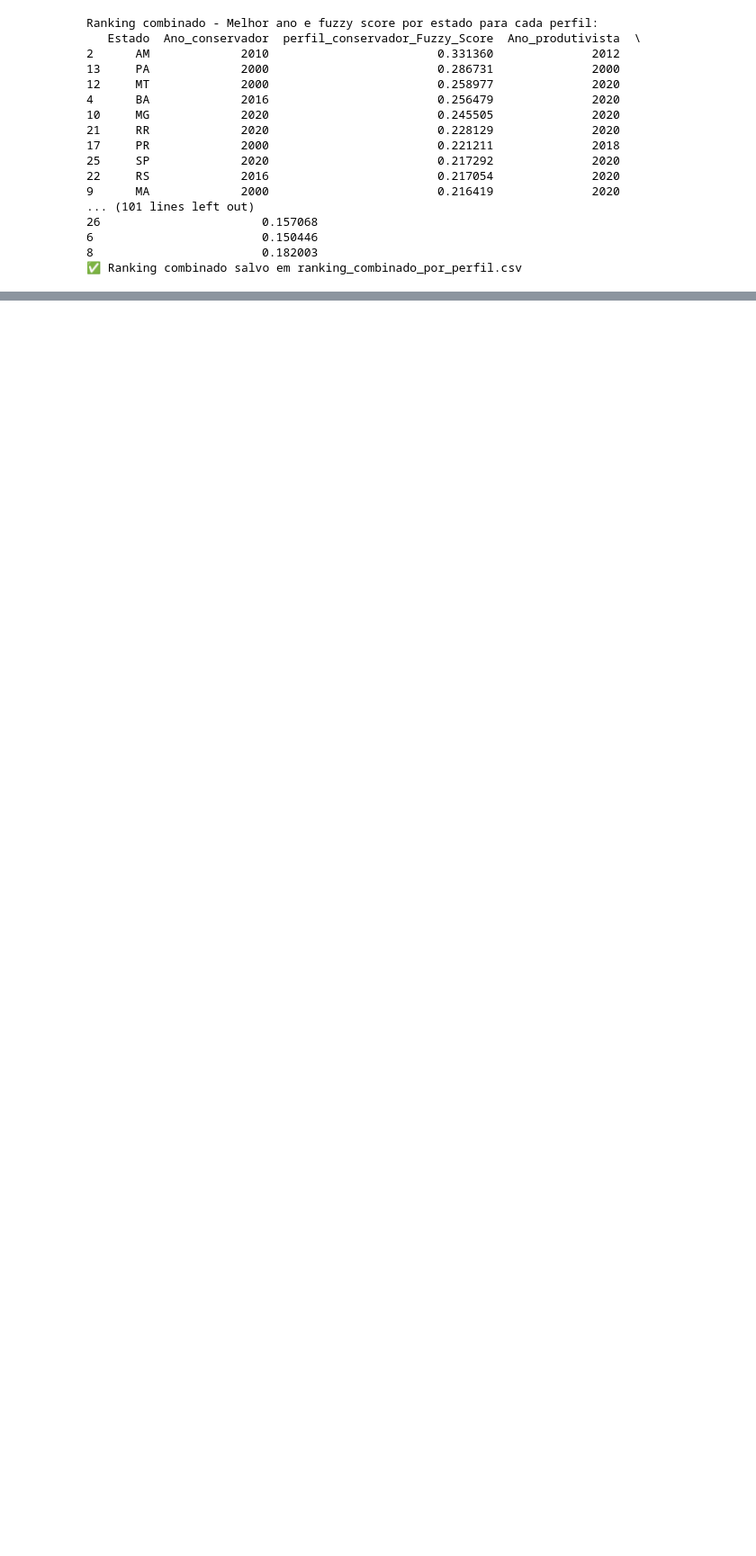
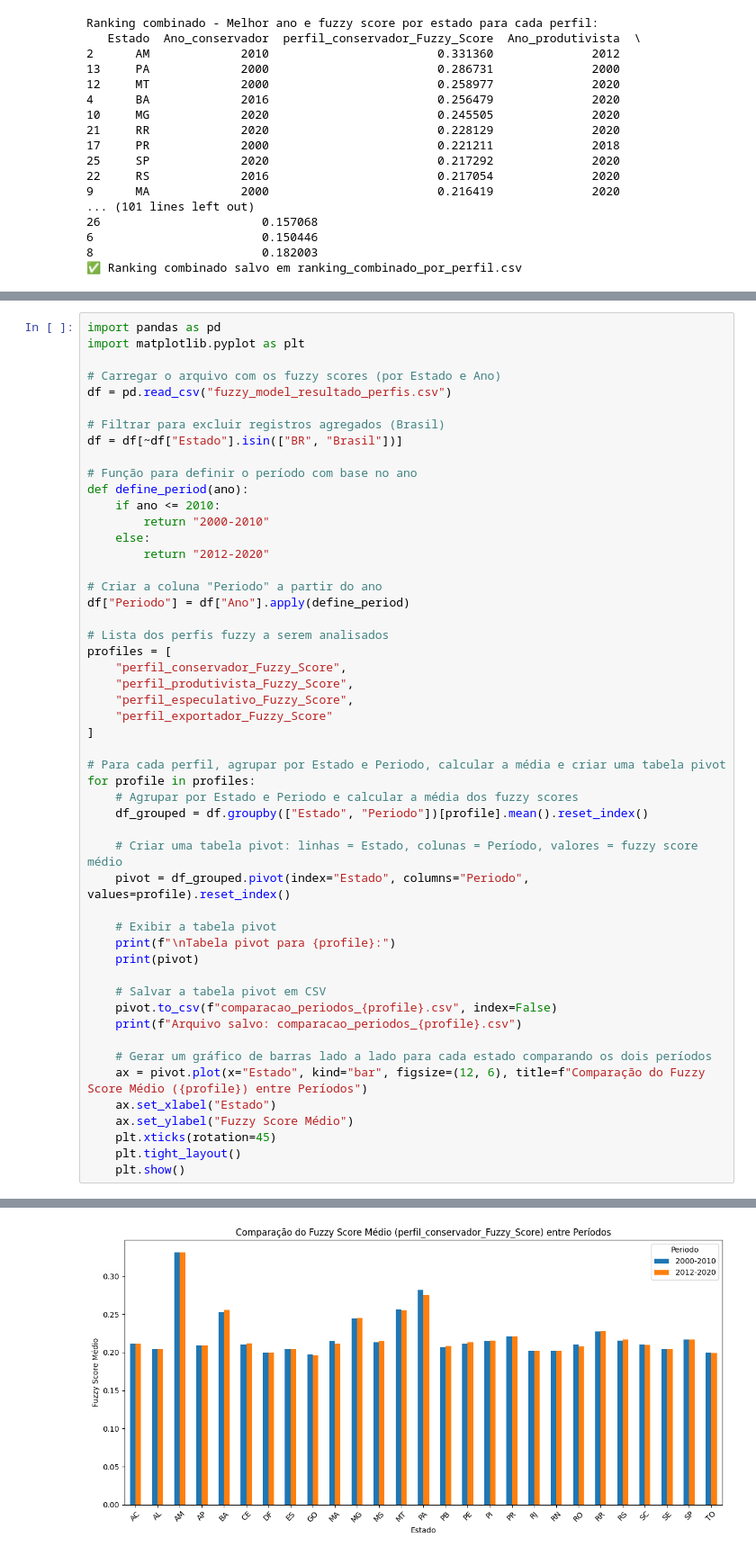
Before and after one commit to FilipePessoa30/Multicrit-rio-MO-Fuzzy, a Jupyter notebook: analise.ipynb, the cells around one changed output, grey strips where cells are left out. Shown at 90% size. Cells and saved outputs as stored; diff of their text form; blank space fills up the shorter version.

```diff
--- a/analise.ipynb
+++ b/analise.ipynb
@@ -542,0 +893,52 @@ Ranking combinado - Melhor ano e fuzzy score por estado para cada perfil:
+# %%
+import pandas as pd
+import matplotlib.pyplot as plt
+
+# Carregar o arquivo com os fuzzy scores (por Estado e Ano)
+df = pd.read_csv("fuzzy_model_resultado_perfis.csv")
+
+# Filtrar para excluir registros agregados (Brasil)
+df = df[~df["Estado"].isin(["BR", "Brasil"])]
+
+# Função para definir o período com base no ano
+def define_period(ano):
+    if ano <= 2010:
+        return "2000-2010"
+    else:
+        return "2012-2020"
+
+# Criar a coluna "Periodo" a partir do ano
+df["Periodo"] = df["Ano"].apply(define_period)
+
+# Lista dos perfis fuzzy a serem analisados
+profiles = [
+    "perfil_conservador_Fuzzy_Score",
+    "perfil_produtivista_Fuzzy_Score",
+    "perfil_especulativo_Fuzzy_Score",
+    "perfil_exportador_Fuzzy_Score"
+]
+
+# Para cada perfil, agrupar por Estado e Periodo, calcular a média e criar uma tabela pivot
+for profile in profiles:
+    # Agrupar por Estado e Periodo e calcular a média dos fuzzy scores
+    df_grouped = df.groupby(["Estado", "Periodo"])[profile].mean().reset_index()
+
+    # Criar uma tabela pivot: linhas = Estado, colunas = Período, valores = fuzzy score médio
+    pivot = df_grouped.pivot(index="Estado", columns="Periodo", values=profile).reset_index()
+
+    # Exibir a tabela pivot
+    print(f"\nTabela pivot para {profile}:")
+    print(pivot)
+
+    # Salvar a tabela pivot em CSV
+    pivot.to_csv(f"comparacao_periodos_{profile}.csv", index=False)
+    print(f"Arquivo salvo: comparacao_periodos_{profile}.csv")
+
+    # Gerar um gráfico de barras lado a lado para cada estado comparando os dois períodos
+    ax = pivot.plot(x="Estado", kind="bar", figsize=(12, 6), title=f"Comparação do Fuzzy Score Médio ({profile}) entre Períodos")
+    ax.set_xlabel("Estado")
+    ax.set_ylabel("Fuzzy Score Médio")
+    plt.xticks(rotation=45)
+    plt.tight_layout()
+    plt.show()
+# %% [output]
@@ -542,0 +962 @@ Ranking combinado - Melhor ano e fuzzy score por estado para cada perfil:
+[figure, added]
```
Also changed, not shown: parts of 13 cells of this notebook.
